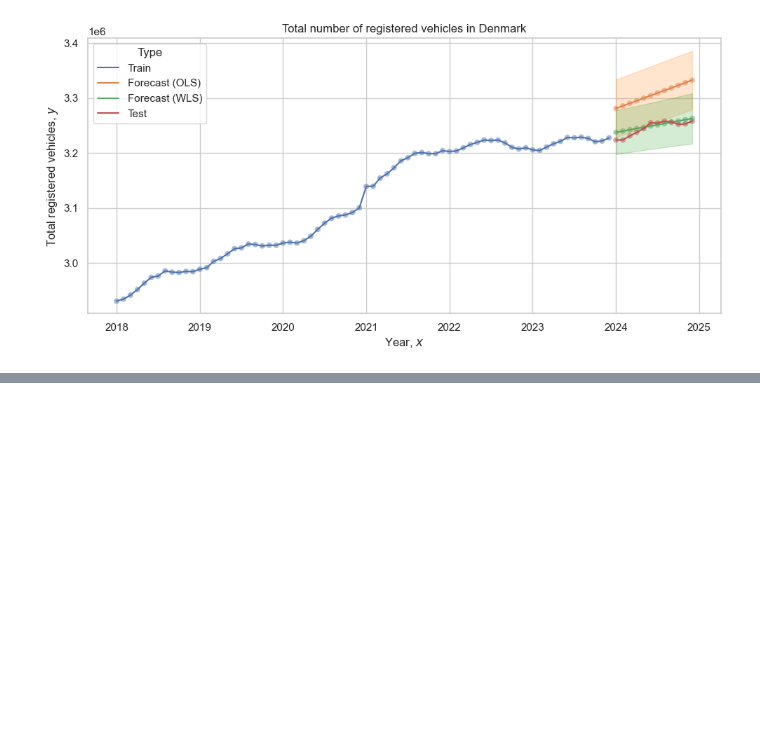
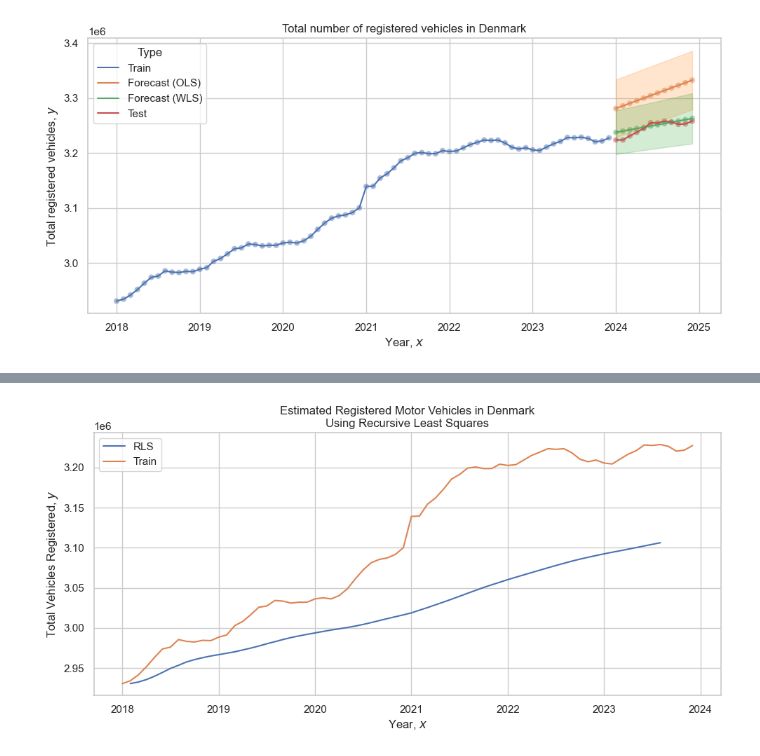
Before and after one commit to JeppeKlitgaard/DTU-02613-TimeSeries, a Jupyter notebook: Jeppe/explore_data.ipynb, the cells around one changed output, grey strips where cells are left out. Saved outputs shown, nothing was run; the diff lists cells and outputs as text; code cells hidden in the pictures; blank space fills up the shorter version.

```diff
--- a/Jeppe/explore_data.ipynb
+++ b/Jeppe/explore_data.ipynb
@@ -181,3 +185,11 @@ theta_pred = theta
 # %% [output]
 [-1.10355428e+08  5.61445562e+04]
 [3.59358112e+06 1.77815630e+03]
+# %%
+# Verify against statsmodels implementation
+
+Y_OLS = df_train["y"]
+X_OLS = sm.add_constant(df_train["x"])
+model = sm.OLS(Y_OLS, X_OLS)
+results = model.fit()
+results.params
@@ -517,0 +556,75 @@ plt.savefig(OUTPUT_DIR / "plot_3_6_forgetting_factors.png", dpi=600)
+# %%
+def iterate(R, theta, x_t, y_t):
+    """
+    Updates matrix R and parameter vector theta using observations
+    in vector x_t corresponding to outcome scalar y_t.
+
+    Arguments:
+        R: Matrix of shape (N, N) where N is the number of features.
+
+        theta: Vector of shape (N, 1) where N is the number of features.
+            Parameters of GLM model
+        x_t: Vector of shape (N, 1) where N is the number of features.
+            Exogenous variables of observations.
+        y_t: Scalar outcome.
+            Endogenous variable of observations.
+
+
+    Vectors are columns vectors.
+    """
+    N = x_t.shape[0]
+    assert R.shape == (N, N)
+    assert theta.shape == (N, 1)
+    assert x_t.shape == (N, 1)
+    assert y_t.shape == tuple()
+
+    R_t = R + x_t @ x_t.T
+    # theta_t = theta + (inv(R_t) @ x_t) * (y_t - x_t.T @ theta)
+    theta_t = theta + inv(R_t) @ x_t @ (y_t - x_t.T @ theta)
+
+    return R_t, theta_t
+
+R_0 = 0.1 * np.eye(2)
+# R_0 = inv(X.T @ X)  # Good start guess
+theta_0 = np.zeros((2, 1))
+# theta_0 = thetas_OLS[:, None]
+
+x_t = X[0, :][:, None]
+y_t = Y[0]
+
+R = R_0.copy()
+theta = theta_0.copy()
+t_stop = X.shape[0]
+t_stop = X.shape[0] - 3 - 1  # Assuming up to t-3 is not inclusive
+thetas_rls_1 = np.empty((t_stop+1, 2))
+thetas_rls_1[0, :] = theta.T
+for i in range(0, t_stop):
+    x_t = X[i, :][:, None]
+    y_t = Y[i]
+
+
+    R, theta = iterate(R, theta, x_t, y_t)
+    thetas_rls_1[i+1, :] = theta.T
+
+R
+theta
+
+y = []
+x = []
+for i in range(thetas_rls_1.shape[0] - 1):
+    y_pred = X @ thetas_rls_1[i, :].T
+    y.append(y_pred[i])
+    x.append(X[i, 1])
+K = 1
+
+plt.figure()
+plt.plot(x[K:], y[K:], label="RLS")
+sns.lineplot(df_train, x="x", y="y", label="Train")
+plt.title("Estimated Registered Motor Vehicles in Denmark\nUsing Recursive Least Squares")
+plt.xlabel("Year, $x$")
+plt.ylabel("Total Vehicles Registered, $y$")
+plt.tight_layout()
+plt.savefig(OUTPUT_DIR / "plot_4_2_rls.png", dpi=600)
+
+theta
+# %% [output]
@@ -517,0 +633 @@ plt.savefig(OUTPUT_DIR / "plot_3_6_forgetting_factors.png", dpi=600)
+[figure, added]
```
Also changed, not shown: parts of 17 cells of this notebook, 8 other files.
